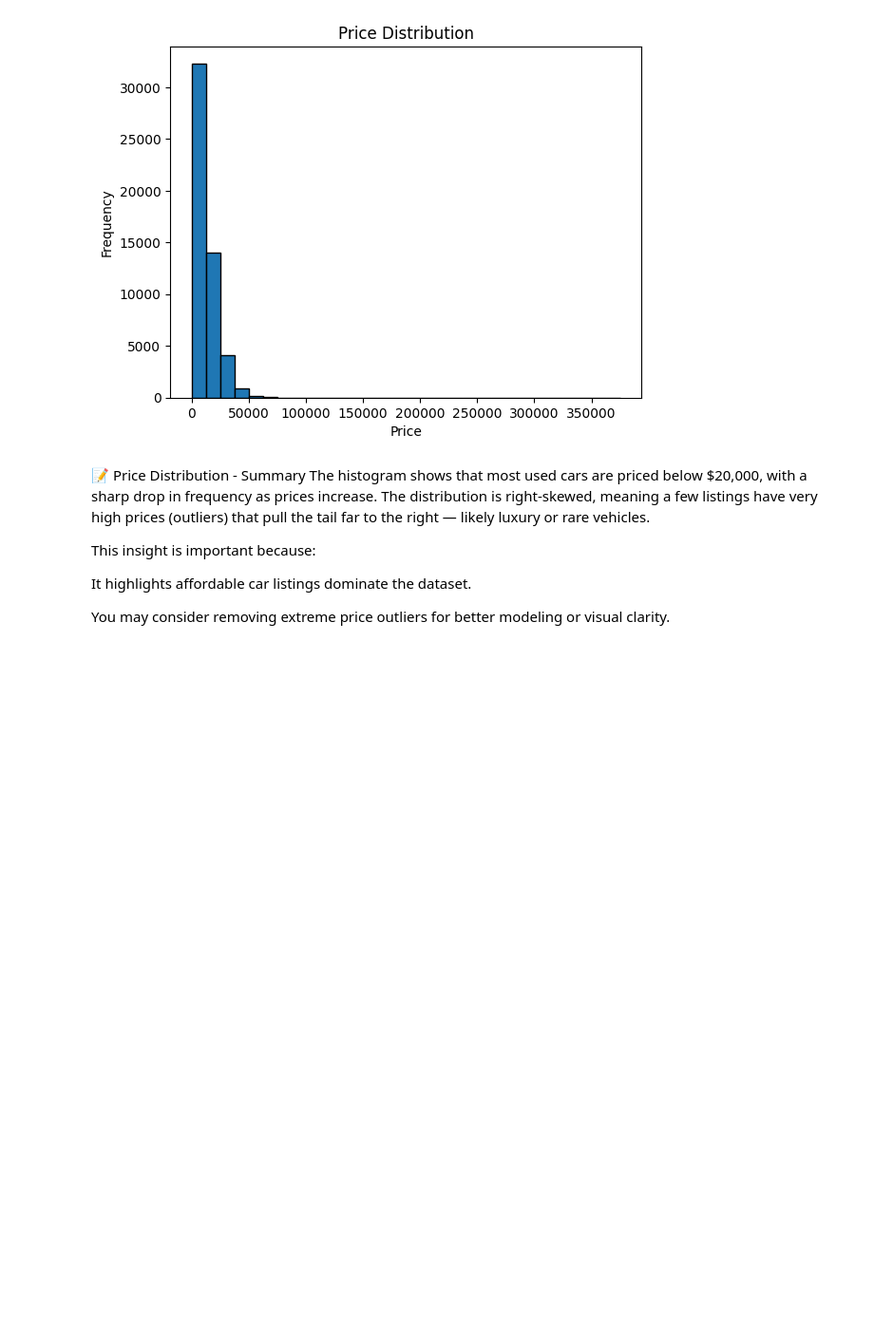
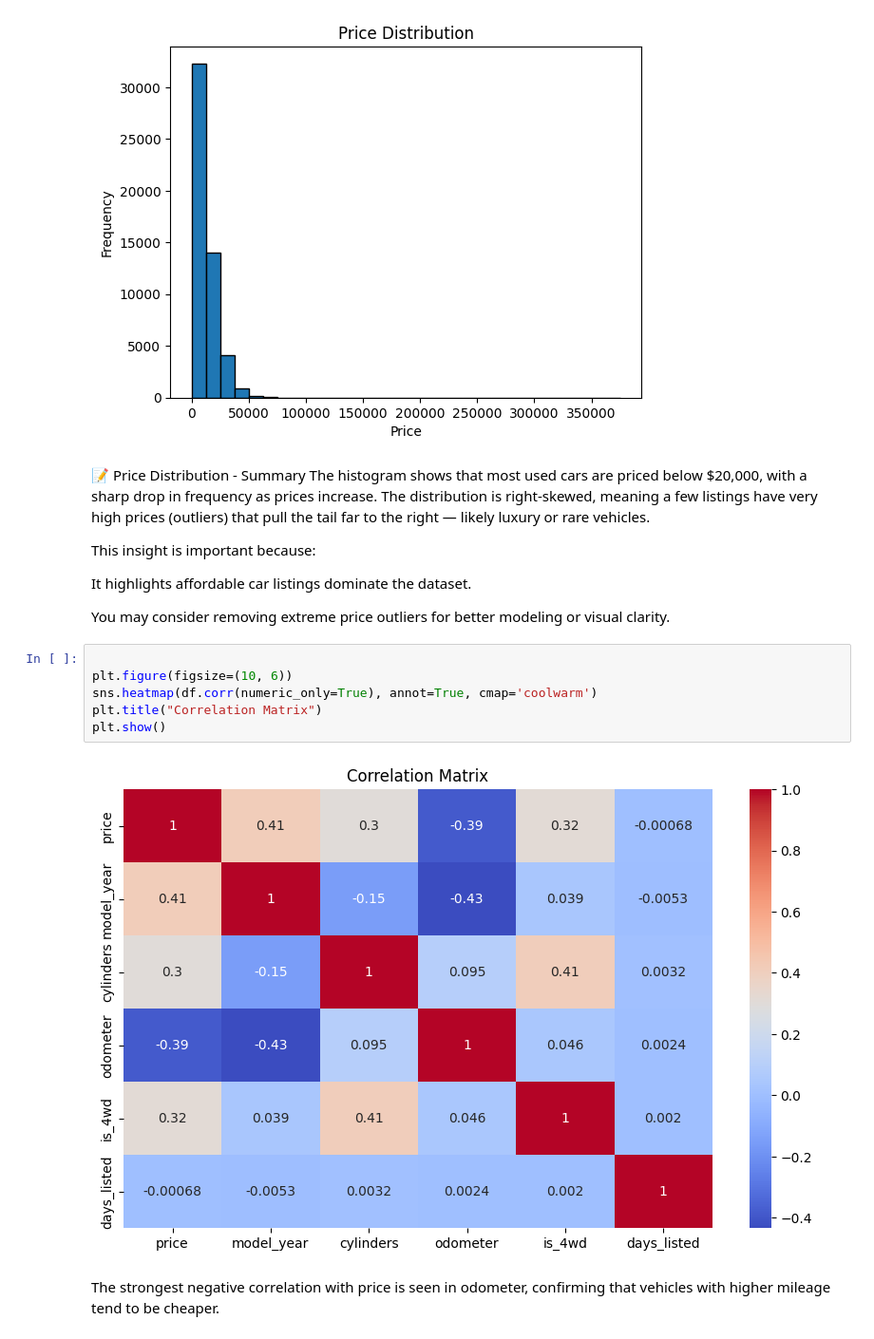
Before and after one commit to gvale030/sdt-project, a Jupyter notebook: notebooks/EDA.ipynb, the cells around one changed output. Shown: that part at 95% size. Cells and saved outputs as stored; diff of their text form; blank space fills up the shorter version.

```diff
--- a/notebooks/EDA.ipynb
+++ b/notebooks/EDA.ipynb
@@ -45,3 +48,13 @@ This insight is important because:
 It highlights affordable car listings dominate the dataset.
 
 You may consider removing extreme price outliers for better modeling or visual clarity.
+# %%
+
+plt.figure(figsize=(10, 6))
+sns.heatmap(df.corr(numeric_only=True), annot=True, cmap='coolwarm')
+plt.title("Correlation Matrix")
+plt.show()
+# %% [output]
+[figure, added]
+# %% [markdown]
+The strongest negative correlation with price is seen in odometer, confirming that vehicles with higher mileage tend to be cheaper.
```
Also changed, not shown: parts of 2 cells of this notebook, 2 other files.
